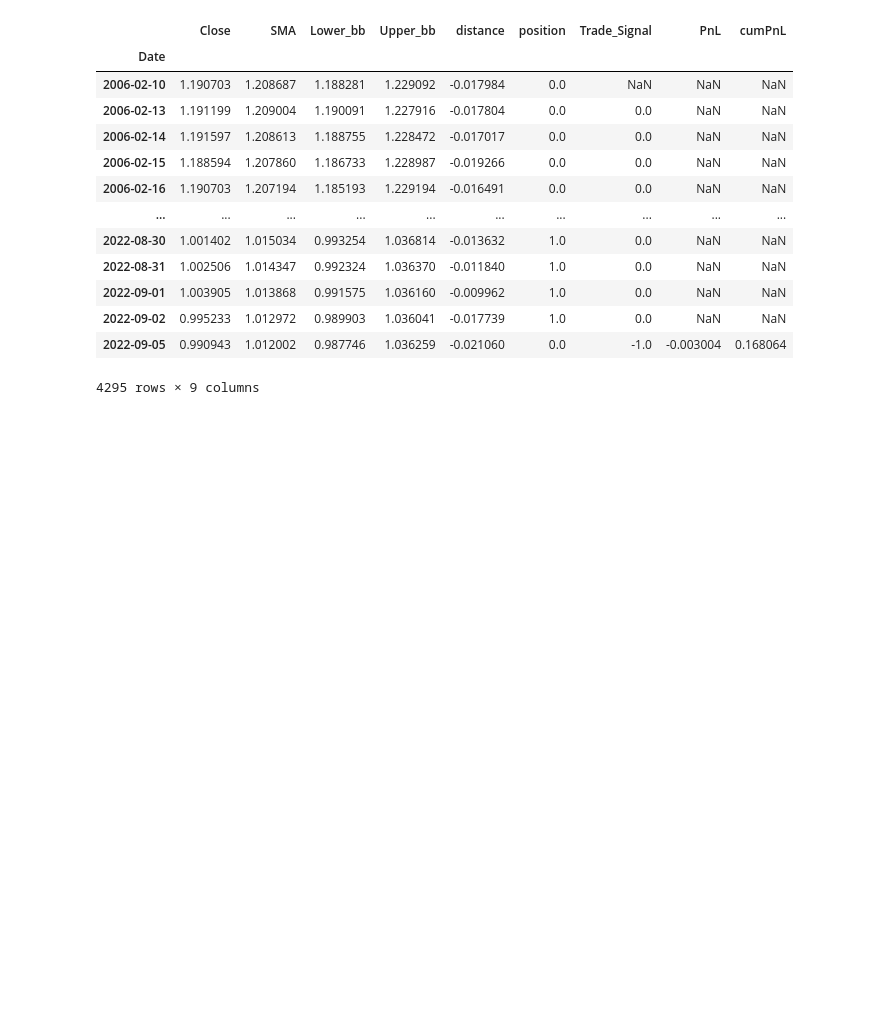
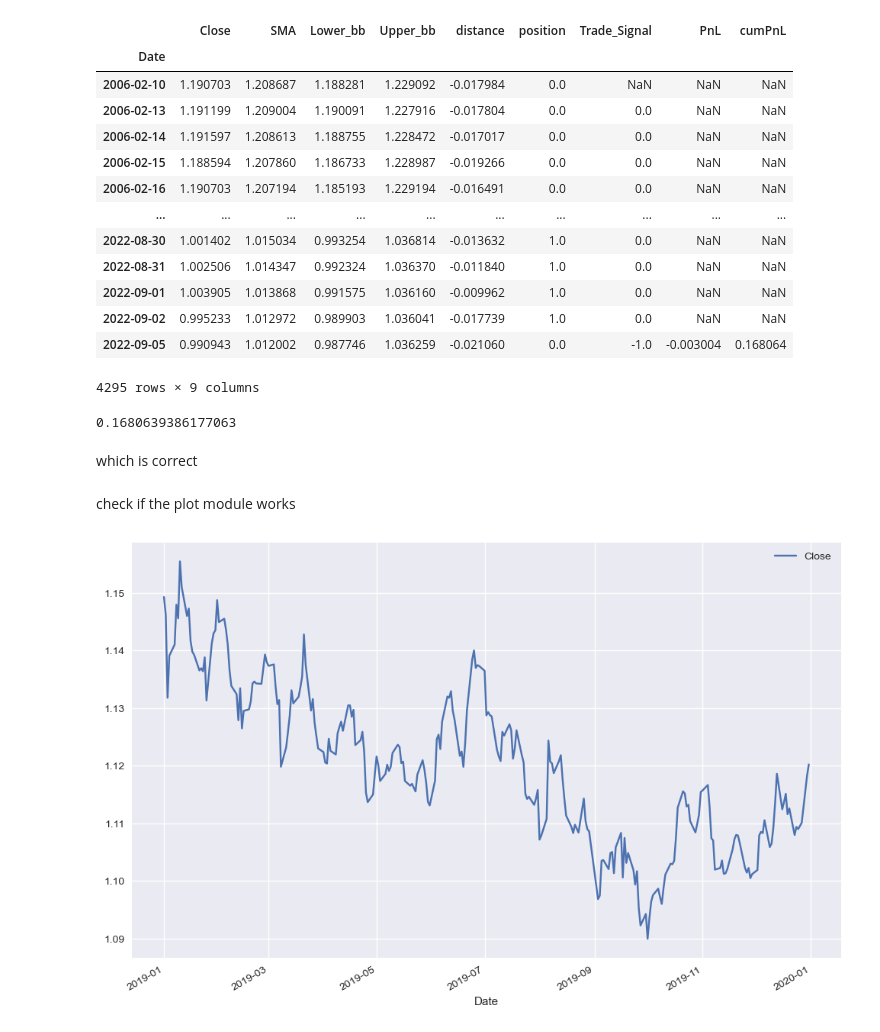
Before and after one commit to akiraawan/Algorithmic_Trading, a Jupyter notebook: Notebooks/MeanReversionStrategy/MeanReversionStategy.ipynb, the cells around one changed output. Drawn from its saved outputs; the diff is of its cells as text; code cells hidden in the pictures; blank space fills up the shorter version.

Commit message:
just updated the plot module

```diff
--- a/Notebooks/MeanReversionStrategy/MeanReversionStategy.ipynb
+++ b/Notebooks/MeanReversionStrategy/MeanReversionStategy.ipynb
@@ -51,3 +33,15 @@ tester.df
 | 2022-09-02 | 0.995233 | 1.012972 | 0.989903 | 1.036041 | -0.017739 | 1.0 | 0.0 | NaN | NaN |
 | 2022-09-05 | 0.990943 | 1.012002 | 0.987746 | 1.036259 | -0.021060 | 0.0 | -1.0 | -0.003004 | 0.168064 |
 4295 rows × 9 columns
+# %%
+tester.profit
+# %% [output]
+0.1680639386177063
+# %% [markdown]
+which is correct
+# %% [markdown]
+check if the plot module works
+# %%
+tester.plot(start="2019-01-01", end="2019-12-31")
+# %% [output]
+[figure, added]
```
Also changed, not shown: parts of 5 cells of this notebook, 1 other file.
